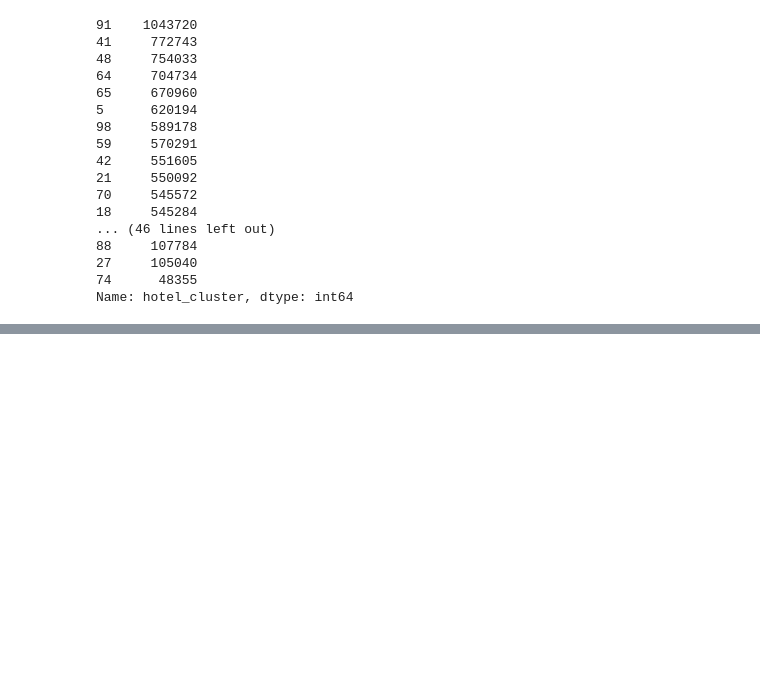
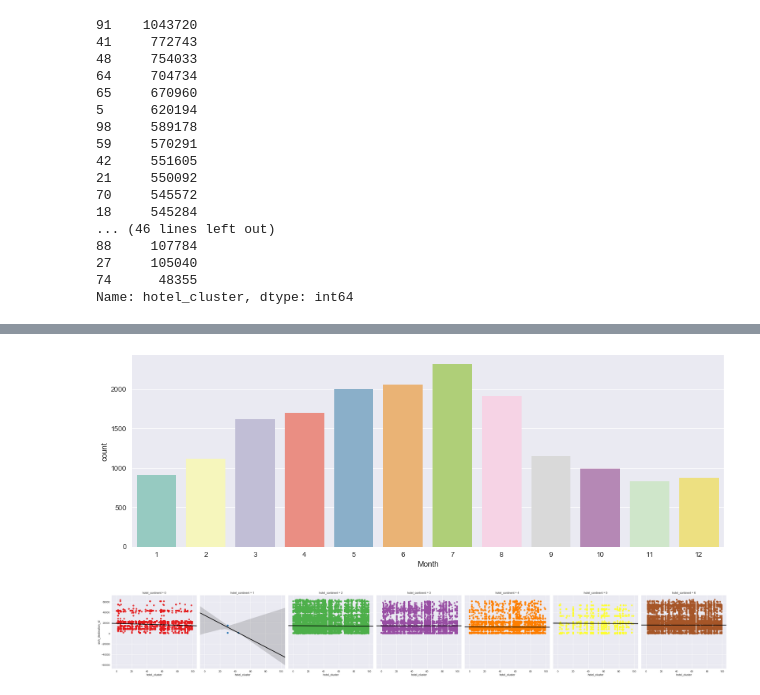
Before and after one commit to blhart216/expediaGSU, a Jupyter notebook: Expedia Analysis-checkpoint.ipynb, the cells around one changed output, grey strips where cells are left out. Cells and saved outputs as stored; diff of their text form; code cells hidden in the pictures; blank space fills up the shorter version.

```diff
--- a/Expedia Analysis-checkpoint.ipynb
+++ b/Expedia Analysis-checkpoint.ipynb
@@ -76,0 +174,4 @@ NameError: name 'empty' is not defined
+# %%
+train10000['Year']   = train10000['srch_ci'].apply(lambda x: int(str(x)[:4]) if x == x else np.nan)
+train10000['Month']  = train10000['srch_ci'].apply(lambda x: int(str(x)[5:7]) if x == x else np.nan)
+train10000['Week']   = train10000['srch_ci'].apply(lambda x: int(str(x)[8:10]) if x == x else np.nan)
@@ -76,0 +194,14 @@ NameError: name 'empty' is not defined
+# %%
+fig, (axis1) = plt.subplots(1,sharex=True,figsize=(15,5))
+
+# Plot How many bookings in each month
+sns.countplot('Month',data=train10000[train10000["is_booking"] == 1],order=list(range(1,13)),palette="Set3",ax=axis1)
+sns.plt.show()
+# %% [output]
+[figure, added]
+# %%
+# plot correlation between hotel cluster with type of destination which seperated by hotel continent
+sns.lmplot(x="hotel_cluster", y="srch_destination_id", hue ="hotel_continent", col="hotel_continent", palette="Set1", line_kws={"color": 'black'}, data=train10000)
+sns.plt.show()
+# %% [output]
+[figure, added]
```
Also changed, not shown: parts of 32 cells of this notebook.
